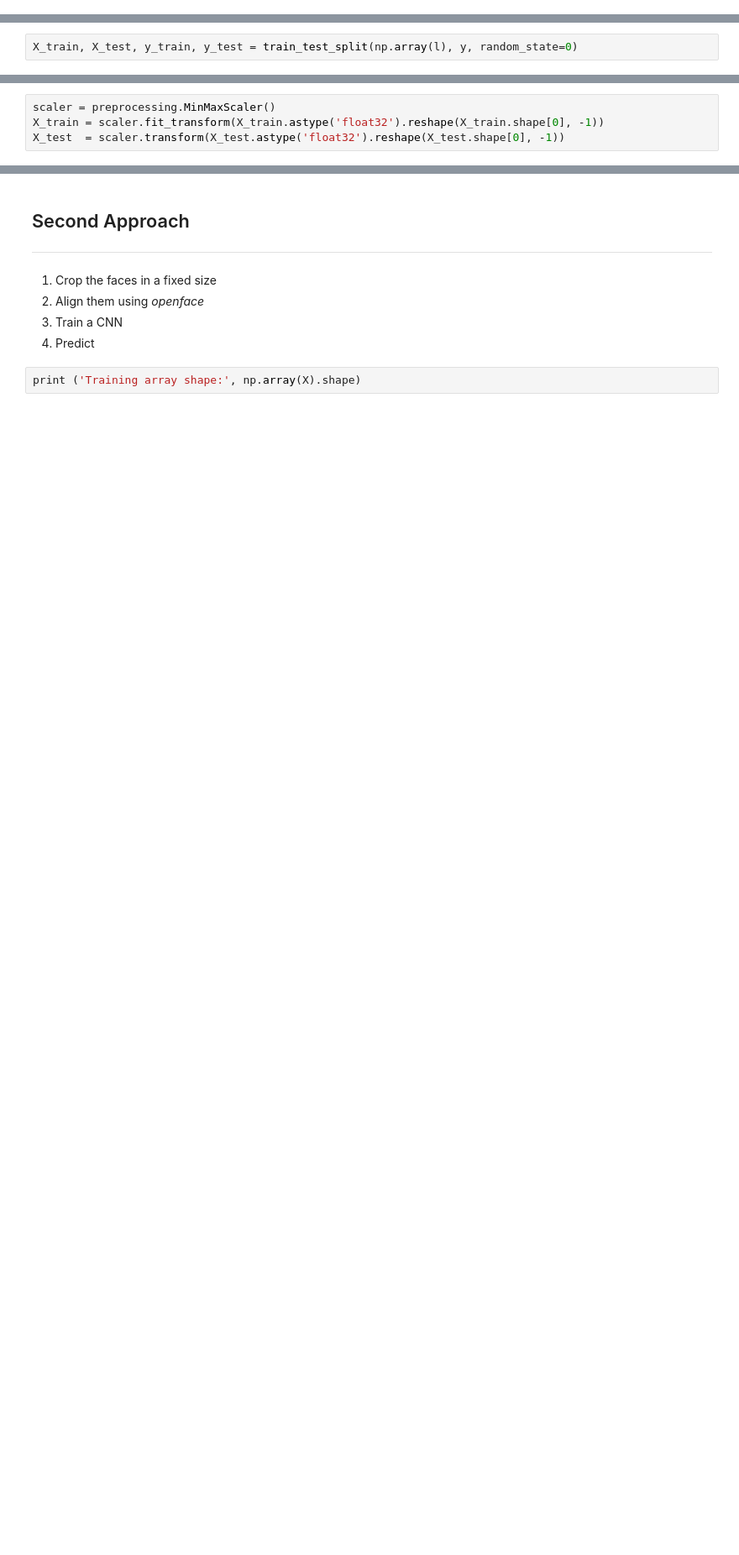
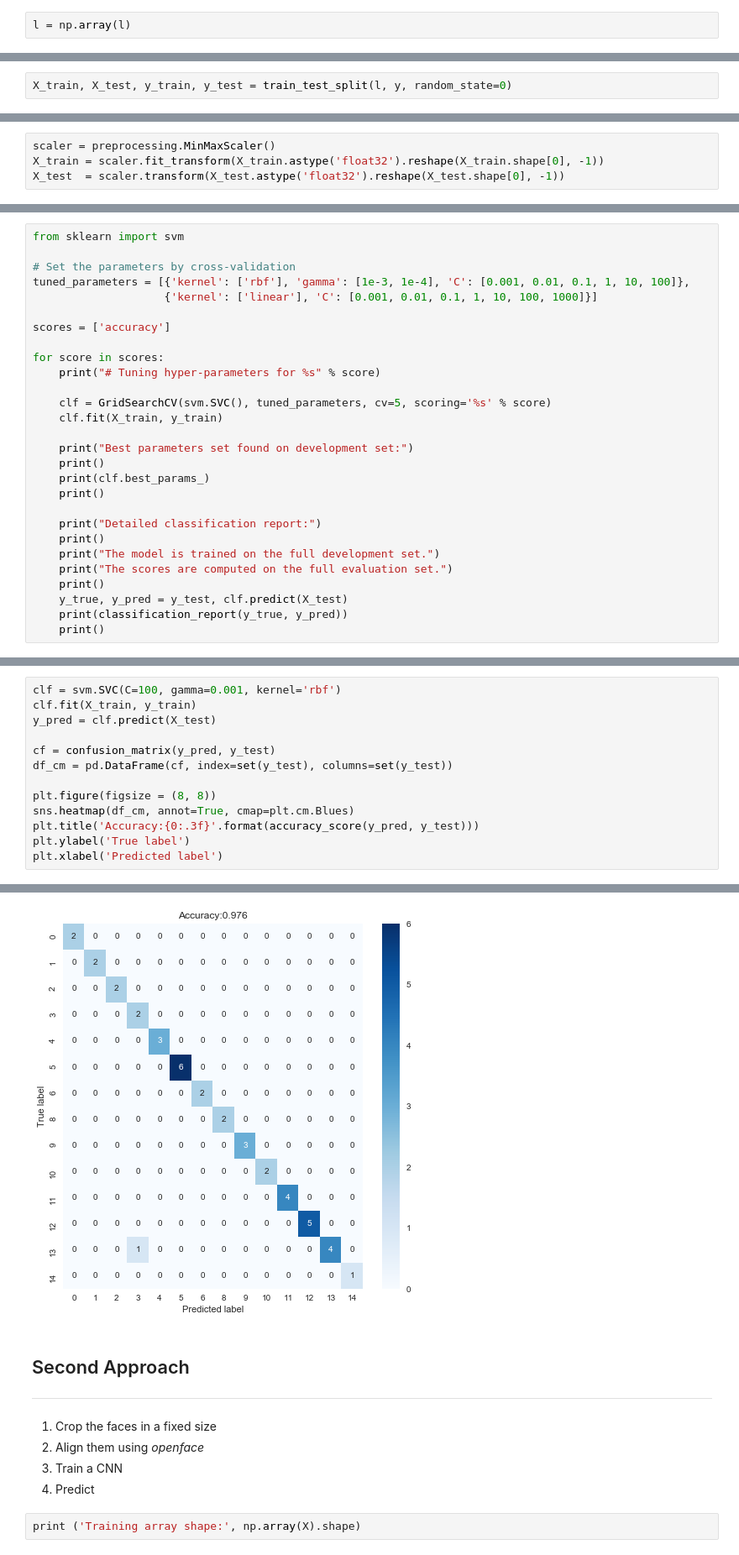
Before and after one commit to paulaceccon/ml-playground, a Jupyter notebook: FaceRecognizer.ipynb, the cells around one changed output, grey strips where cells are left out. Shown at 84% size. Cells and saved outputs as stored; diff of their text form; blank space fills up the shorter version.

```diff
--- a/FaceRecognizer.ipynb
+++ b/FaceRecognizer.ipynb
@@ -132 +171,3 @@ for x in X:
+# %%
+l = np.array(l)
 # %%
@@ -136,5 +177,5 @@ Training array shape: (163, 68, 2)
 # %%
-X_train, X_test, y_train, y_test = train_test_split(np.array(l), y, random_state=0)
+X_train, X_test, y_train, y_test = train_test_split(l, y, random_state=0)
 # %%
 print(X_train.shape)
 print(y_train.shape)
@@ -166,0 +195,28 @@ for i, p in enumerate(l[i]):
+# %%
+from sklearn import svm
+
+# Set the parameters by cross-validation
+tuned_parameters = [{'kernel': ['rbf'], 'gamma': [1e-3, 1e-4], 'C': [0.001, 0.01, 0.1, 1, 10, 100]},
+                    {'kernel': ['linear'], 'C': [0.001, 0.01, 0.1, 1, 10, 100, 1000]}]
+
+scores = ['accuracy']
+
+for score in scores:
+    print("# Tuning hyper-parameters for %s" % score)
+
+    clf = GridSearchCV(svm.SVC(), tuned_parameters, cv=5, scoring='%s' % score)
+    clf.fit(X_train, y_train)
+
+    print("Best parameters set found on development set:")
+    print()
+    print(clf.best_params_)
+    print()
+
+    print("Detailed classification report:")
+    print()
+    print("The model is trained on the full development set.")
+    print("The scores are computed on the full evaluation set.")
+    print()
+    y_true, y_pred = y_test, clf.predict(X_test)
+    print(classification_report(y_true, y_pred))
+    print()
@@ -166,0 +241,14 @@ for i, p in enumerate(l[i]):
+# %%
+clf = svm.SVC(C=100, gamma=0.001, kernel='rbf')
+clf.fit(X_train, y_train)
+y_pred = clf.predict(X_test)
+
+cf = confusion_matrix(y_pred, y_test)
+df_cm = pd.DataFrame(cf, index=set(y_test), columns=set(y_test))
+
+plt.figure(figsize = (8, 8))
+sns.heatmap(df_cm, annot=True, cmap=plt.cm.Blues)
+plt.title('Accuracy:{0:.3f}'.format(accuracy_score(y_pred, y_test)))
+plt.ylabel('True label')
+plt.xlabel('Predicted label')
+# %% [output]
@@ -167,3 +256,4 @@ for i, p in enumerate(l[i]):
+[figure, added]
 # %% [markdown]
 ## Second Approach
 ---
```
Also changed, not shown: parts of 36 cells of this notebook, 4 other files.
